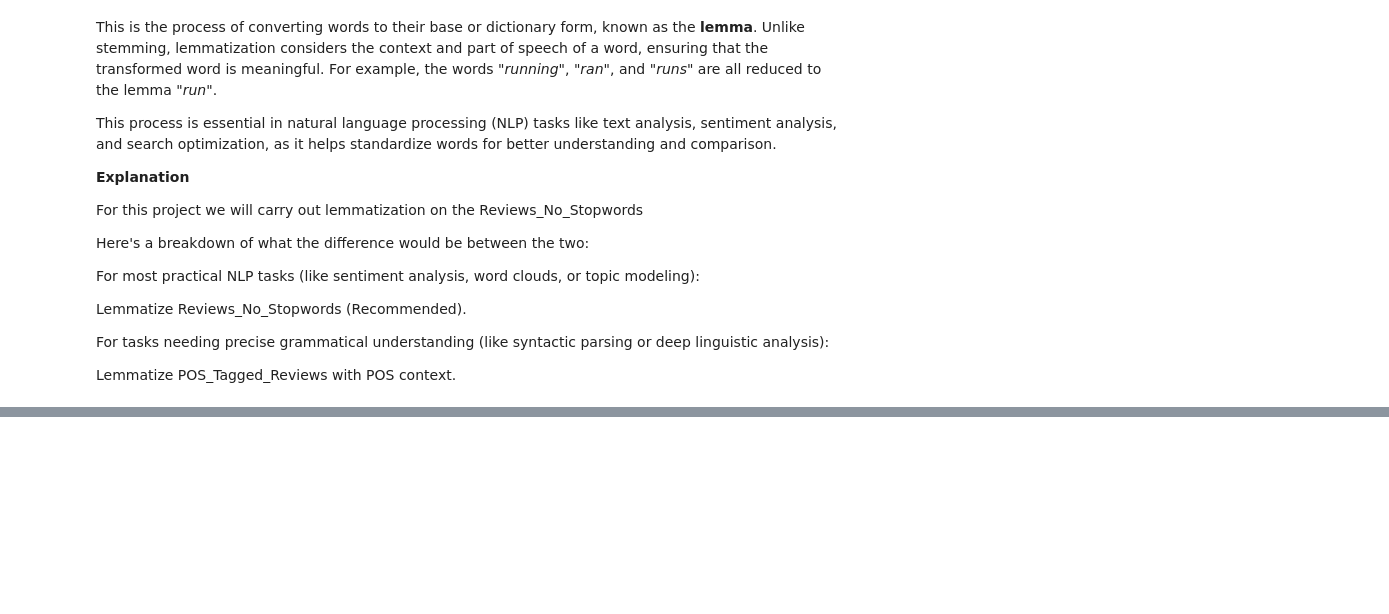
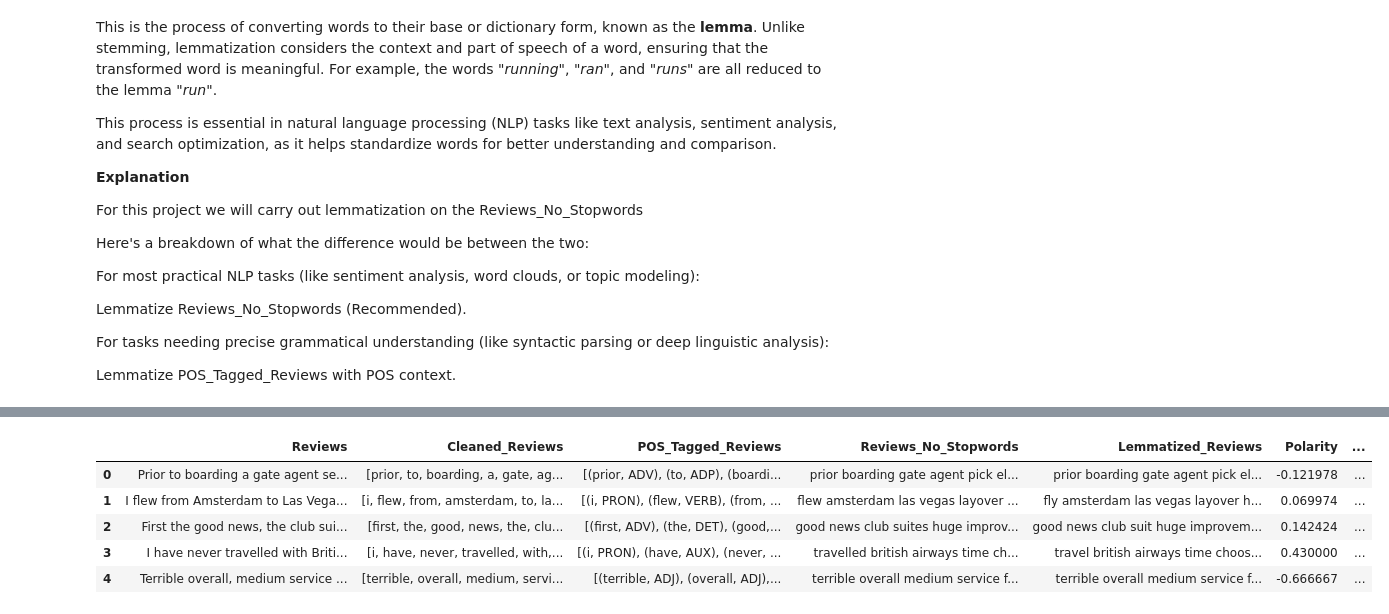
Before and after one commit to NathanaelMutua/British-Airways-Data-Science-Challenge, a Jupyter notebook: British Airways Analysis.ipynb, the cells around one changed output, grey strips where cells are left out. Cells and saved outputs as stored; diff of their text form; code cells hidden in the pictures; blank space fills up the shorter version.

Commit message:
Finished Data Cleaning
Winded up lemmatization and sentiment analysis with Textblob

```diff
--- a/British Airways Analysis.ipynb
+++ b/British Airways Analysis.ipynb
@@ -457,0 +475,14 @@ TypeError: unsupported operand type(s) for -: 'NoneType' and 'int'
+# %%
+from textblob import TextBlob
+
+# Application of sentiment analysis
+data["Polarity"] = data["Lemmatized_Reviews"].apply(lambda x: TextBlob(x).sentiment.polarity)
+data["Subjectivity"] = data["Lemmatized_Reviews"].apply(lambda x: TextBlob(x).sentiment.subjectivity)
+data.head()
+# %% [output]
+|  | Reviews | Cleaned_Reviews | POS_Tagged_Reviews | Reviews_No_Stopwords | Lemmatized_Reviews | Polarity | ... |
+| 0 | Prior to boarding a gate agent se... | [prior, to, boarding, a, gate, ag... | [(prior, ADV), (to, ADP), (boardi... | prior boarding gate agent pick el... | prior boarding gate agent pick el... | -0.121978 | ... |
+| 1 | I flew from Amsterdam to Las Vega... | [i, flew, from, amsterdam, to, la... | [(i, PRON), (flew, VERB), (from, ... | flew amsterdam las vegas layover ... | fly amsterdam las vegas layover h... | 0.069974 | ... |
+| 2 | First the good news, the club sui... | [first, the, good, news, the, clu... | [(first, ADV), (the, DET), (good,... | good news club suites huge improv... | good news club suit huge improvem... | 0.142424 | ... |
+| 3 | I have never travelled with Briti... | [i, have, never, travelled, with,... | [(i, PRON), (have, AUX), (never, ... | travelled british airways time ch... | travel british airways time choos... | 0.430000 | ... |
+| 4 | Terrible overall, medium service ... | [terrible, overall, medium, servi... | [(terrible, ADJ), (overall, ADJ),... | terrible overall medium service f... | terrible overall medium service f... | -0.666667 | ... |
```
Also changed, not shown: parts of 13 cells of this notebook.
